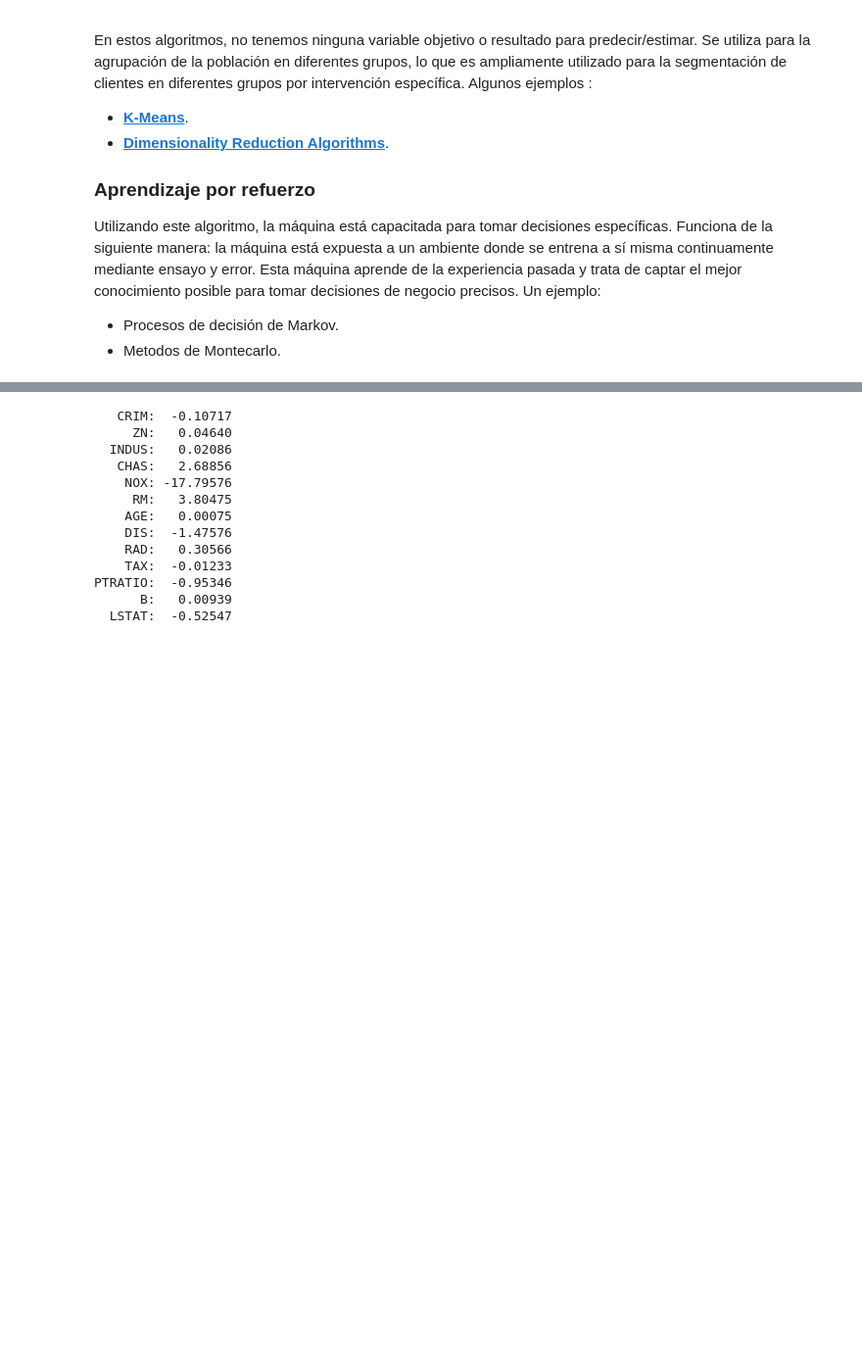
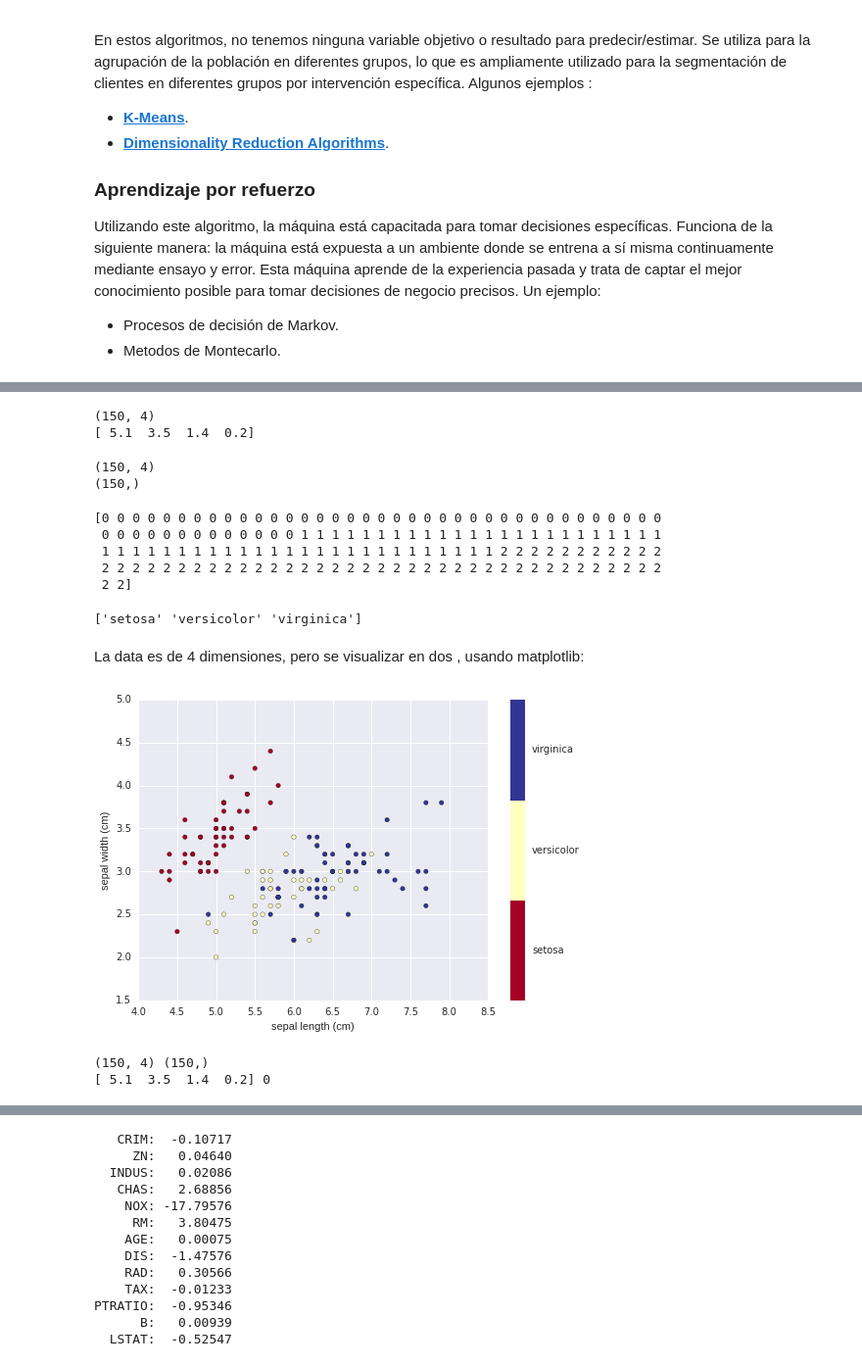
Before and after one commit to geckolml/M-L, a Jupyter notebook: scikit-learn/scikit-learn.ipynb, the cells around one changed output, grey strips where cells are left out. Shown at 98% size. Cells and saved outputs as stored; diff of their text form; code cells hidden in the pictures; blank space fills up the shorter version.

```diff
--- a/scikit-learn/scikit-learn.ipynb
+++ b/scikit-learn/scikit-learn.ipynb
@@ -198,0 +326,5 @@ Utilizando este algoritmo, la máquina está capacitada para tomar decisiones es
+# %%
+from sklearn.datasets import load_iris
+iris = load_iris()  # copia del archivo csv del conjunto de dato iris
+
+iris.keys()
@@ -198,0 +337,56 @@ Utilizando este algoritmo, la máquina está capacitada para tomar decisiones es
+# %%
+n_muestras, n_caracteristicas = iris.data.shape
+print((n_muestras, n_caracteristicas))
+print(iris.data[0])
+# %% [output]
+(150, 4)
+[ 5.1  3.5  1.4  0.2]
+# %%
+print(iris.data.shape)
+print(iris.target.shape)
+# %% [output]
+(150, 4)
+(150,)
+# %%
+print(iris.target)
+# %% [output]
+[0 0 0 0 0 0 0 0 0 0 0 0 0 0 0 0 0 0 0 0 0 0 0 0 0 0 0 0 0 0 0 0 0 0 0 0 0
+ 0 0 0 0 0 0 0 0 0 0 0 0 0 1 1 1 1 1 1 1 1 1 1 1 1 1 1 1 1 1 1 1 1 1 1 1 1
+ 1 1 1 1 1 1 1 1 1 1 1 1 1 1 1 1 1 1 1 1 1 1 1 1 1 1 2 2 2 2 2 2 2 2 2 2 2
+ 2 2 2 2 2 2 2 2 2 2 2 2 2 2 2 2 2 2 2 2 2 2 2 2 2 2 2 2 2 2 2 2 2 2 2 2 2
+ 2 2]
+# %%
+print(iris.target_names)
+# %% [output]
+['setosa' 'versicolor' 'virginica']
+# %% [markdown]
+La data es de 4 dimensiones, pero se visualizar en dos , usando matplotlib:
+# %%
+import numpy as np
+import matplotlib.pyplot as plt
+
+x_index = 0
+y_index = 1
+
+# este formateador etiquetará la barra de colores con los nombres  de los target correctos
+formatter = plt.FuncFormatter(lambda i, *args: iris.target_names[int(i)])
+
+plt.scatter(iris.data[:, x_index], iris.data[:, y_index],
+            c=iris.target, cmap=plt.cm.get_cmap('RdYlBu', 3))
+plt.colorbar(ticks=[0, 1, 2], format=formatter)
+plt.clim(-0.5, 2.5)
+plt.xlabel(iris.feature_names[x_index])
+plt.ylabel(iris.feature_names[y_index]);
+# %% [output]
+[figure, added]
+# %%
+# Ejemplo que resume y agrega algunas caracteristicas adicionales
+
+from sklearn import datasets
+iris = datasets.load_iris()
+X_iris, Y_iris = iris.data, iris.target
+print (X_iris.shape, Y_iris.shape)
+print(X_iris[0], Y_iris[0])
+# %% [output]
+(150, 4) (150,)
+[ 5.1  3.5  1.4  0.2] 0
```
Also changed, not shown: parts of 37 cells of this notebook.
